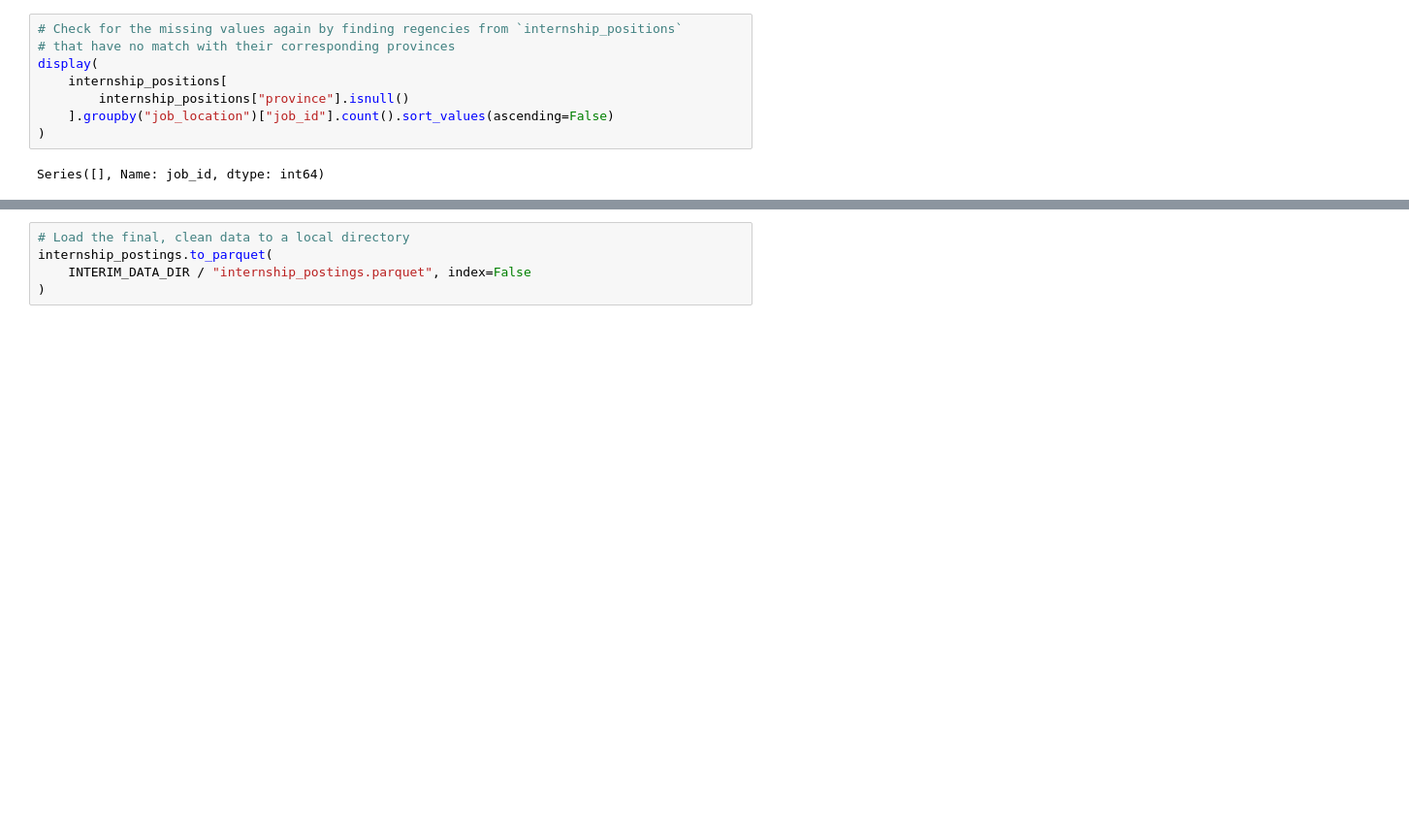
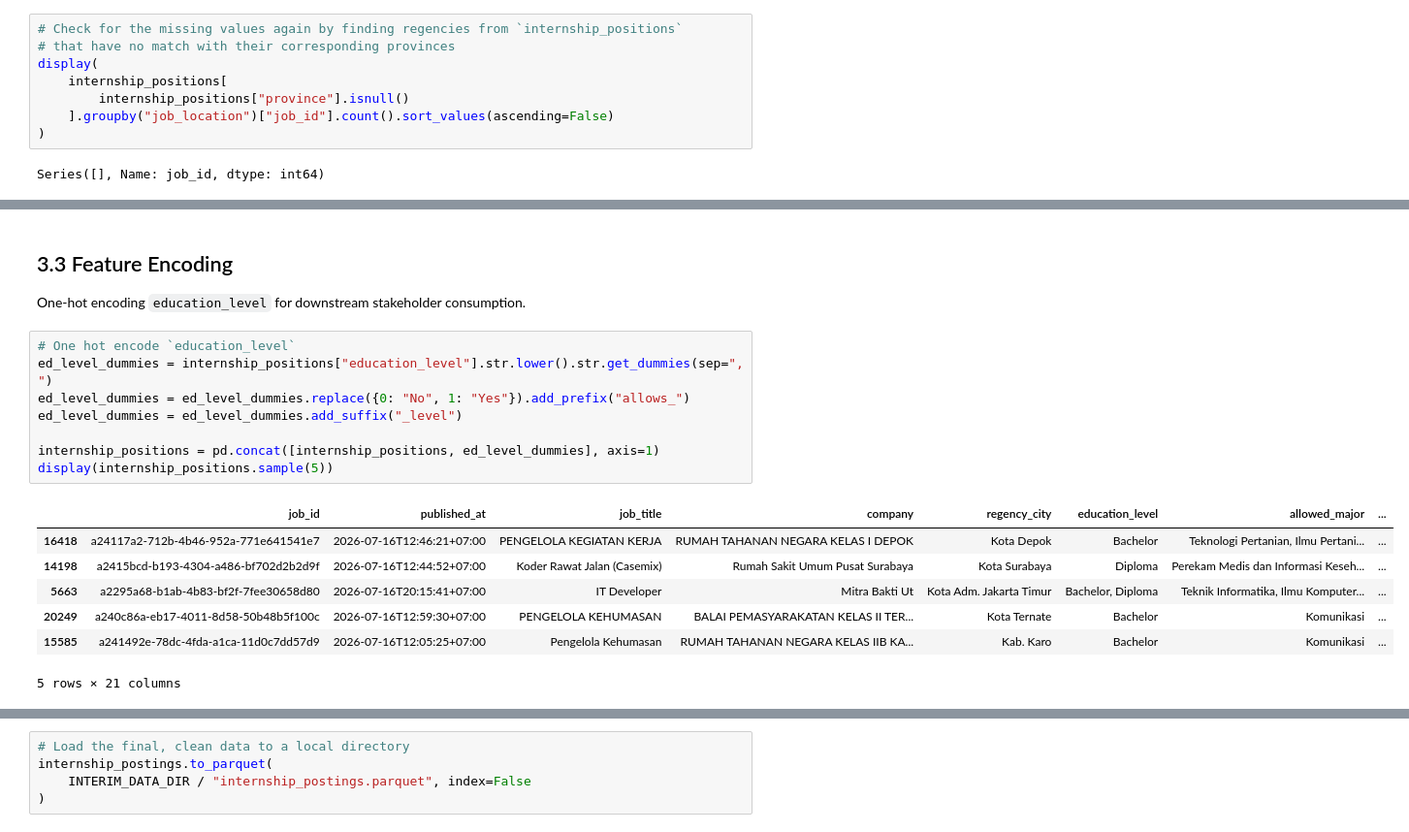
Before and after one commit to tejakusumahyusuf832/maganghub-analysis, a Jupyter notebook: notebooks/2.0-yt-data-preparation.ipynb, the cells around one changed output, grey strips where cells are left out. Shown at 97% size. Saved outputs shown, nothing was run; the diff lists cells and outputs as text; blank space fills up the shorter version.

```diff
--- a/notebooks/2.0-yt-data-preparation.ipynb
+++ b/notebooks/2.0-yt-data-preparation.ipynb
@@ -202,0 +321,19 @@ display(internship_positions.sample(10))
+# %% [markdown]
+## 3.3 Feature Encoding
+One-hot encoding `education_level` for downstream stakeholder consumption.
+# %%
+# One hot encode `education_level`
+ed_level_dummies = internship_positions["education_level"].str.lower().str.get_dummies(sep=", ")
+ed_level_dummies = ed_level_dummies.replace({0: "No", 1: "Yes"}).add_prefix("allows_")
+ed_level_dummies = ed_level_dummies.add_suffix("_level")
+
+internship_positions = pd.concat([internship_positions, ed_level_dummies], axis=1)
+display(internship_positions.sample(5))
+# %% [output]
+|  | job_id | published_at | job_title | company | regency_city | education_level | allowed_major | ... |
+| 16418 | a24117a2-712b-4b46-952a-771e641541e7 | 2026-07-16T12:46:21+07:00 | PENGELOLA KEGIATAN KERJA | RUMAH TAHANAN NEGARA KELAS I DEPOK | Kota Depok | Bachelor | Teknologi Pertanian, Ilmu Pertani... | ... |
+| 14198 | a2415bcd-b193-4304-a486-bf702d2b2d9f | 2026-07-16T12:44:52+07:00 | Koder Rawat Jalan (Casemix) | Rumah Sakit Umum Pusat Surabaya | Kota Surabaya | Diploma | Perekam Medis dan Informasi Keseh... | ... |
+| 5663 | a2295a68-b1ab-4b83-bf2f-7fee30658d80 | 2026-07-16T20:15:41+07:00 | IT Developer | Mitra Bakti Ut | Kota Adm. Jakarta Timur | Bachelor, Diploma | Teknik Informatika, Ilmu Komputer... | ... |
+| 20249 | a240c86a-eb17-4011-8d58-50b48b5f100c | 2026-07-16T12:59:30+07:00 | PENGELOLA KEHUMASAN | BALAI PEMASYARAKATAN KELAS II TER... | Kota Ternate | Bachelor | Komunikasi | ... |
+| 15585 | a241492e-78dc-4fda-a1ca-11d0c7dd57d9 | 2026-07-16T12:05:25+07:00 | Pengelola Kehumasan | RUMAH TAHANAN NEGARA KELAS IIB KA... | Kab. Karo | Bachelor | Komunikasi | ... |
+5 rows × 21 columns
```
Also changed, not shown: parts of 21 cells of this notebook, 1 other file.
